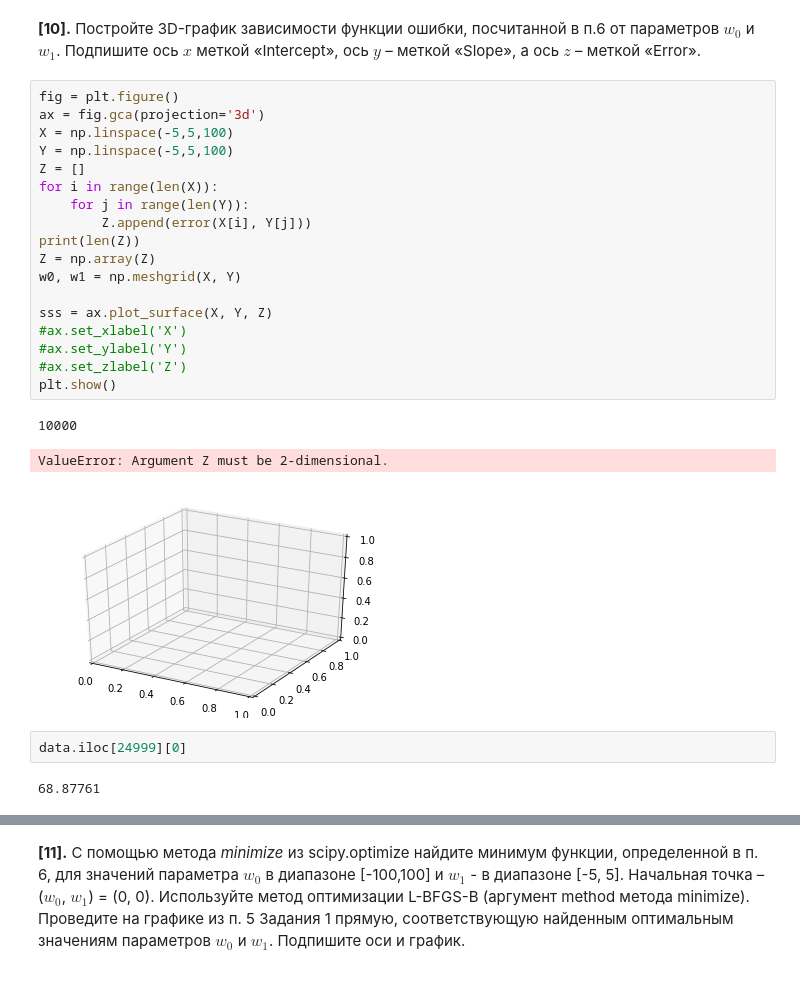
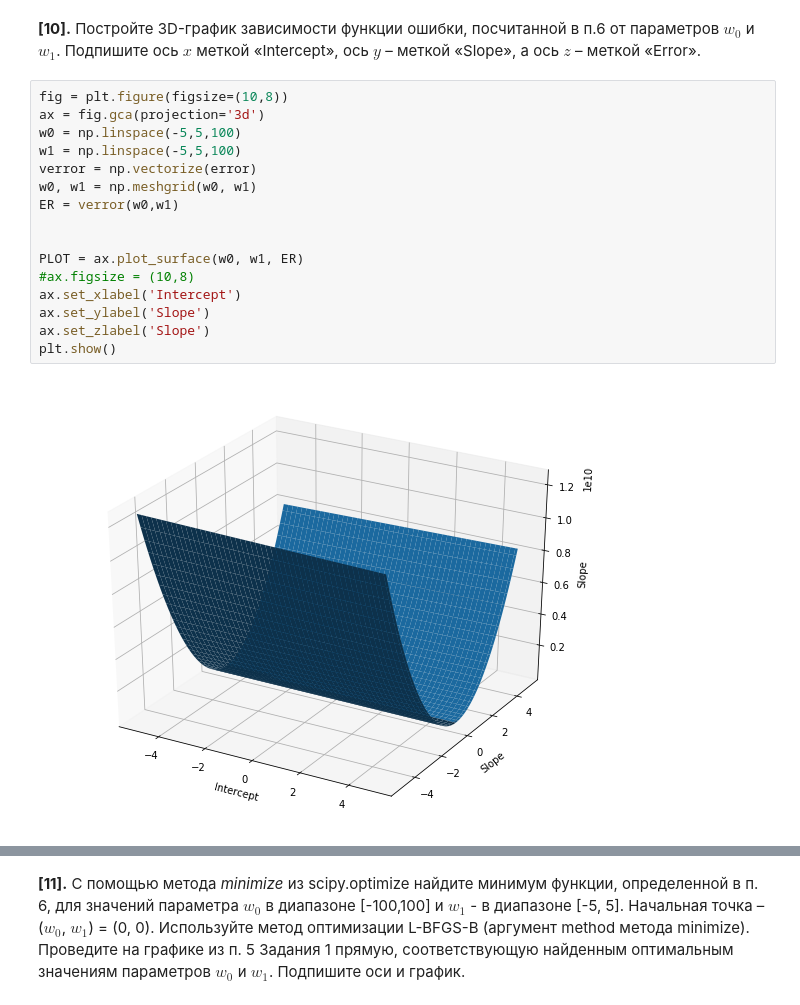
Before and after one commit to 0708pasha/ML_YANDEX, a Jupyter notebook: 2 course/1 week/ДЗ/Task_1.ipynb, the cells around one changed output, grey strips where cells are left out. Saved outputs shown, nothing was run; the diff lists cells and outputs as text.

```diff
--- a/2 course/1 week/ДЗ/Task_1.ipynb
+++ b/2 course/1 week/ДЗ/Task_1.ipynb
@@ -208,28 +208,20 @@ plt.show()
 # %% [markdown]
 **[10].** Постройте 3D-график зависимости функции ошибки, посчитанной в п.6 от параметров $w_0$ и $w_1$. Подпишите ось $x$ меткой «Intercept», ось $y$ – меткой «Slope», a ось $z$ – меткой «Error».
 # %%
-fig = plt.figure()
+fig = plt.figure(figsize=(10,8))
 ax = fig.gca(projection='3d')
-X = np.linspace(-5,5,100)
-Y = np.linspace(-5,5,100)
-Z = []
-for i in range(len(X)):
-    for j in range(len(Y)):
-        Z.append(error(X[i], Y[j]))
-print(len(Z))
-Z = np.array(Z)
-w0, w1 = np.meshgrid(X, Y)
+w0 = np.linspace(-5,5,100)
+w1 = np.linspace(-5,5,100)
+verror = np.vectorize(error)
+w0, w1 = np.meshgrid(w0, w1)
+ER = verror(w0,w1)
 
-sss = ax.plot_surface(X, Y, Z)
-#ax.set_xlabel('X')
-#ax.set_ylabel('Y')
-#ax.set_zlabel('Z')
+
+PLOT = ax.plot_surface(w0, w1, ER)
+#ax.figsize = (10,8)
+ax.set_xlabel('Intercept')
+ax.set_ylabel('Slope')
+ax.set_zlabel('Slope')
 plt.show()
 # %% [output]
-10000
-ValueError: Argument Z must be 2-dimensional.
-[figure, old version]
+[figure, new version]
-# %%
-data.iloc[24999][0]
-# %% [output]
-68.87761
```
Also changed, not shown: parts of 2 cells of this notebook.
